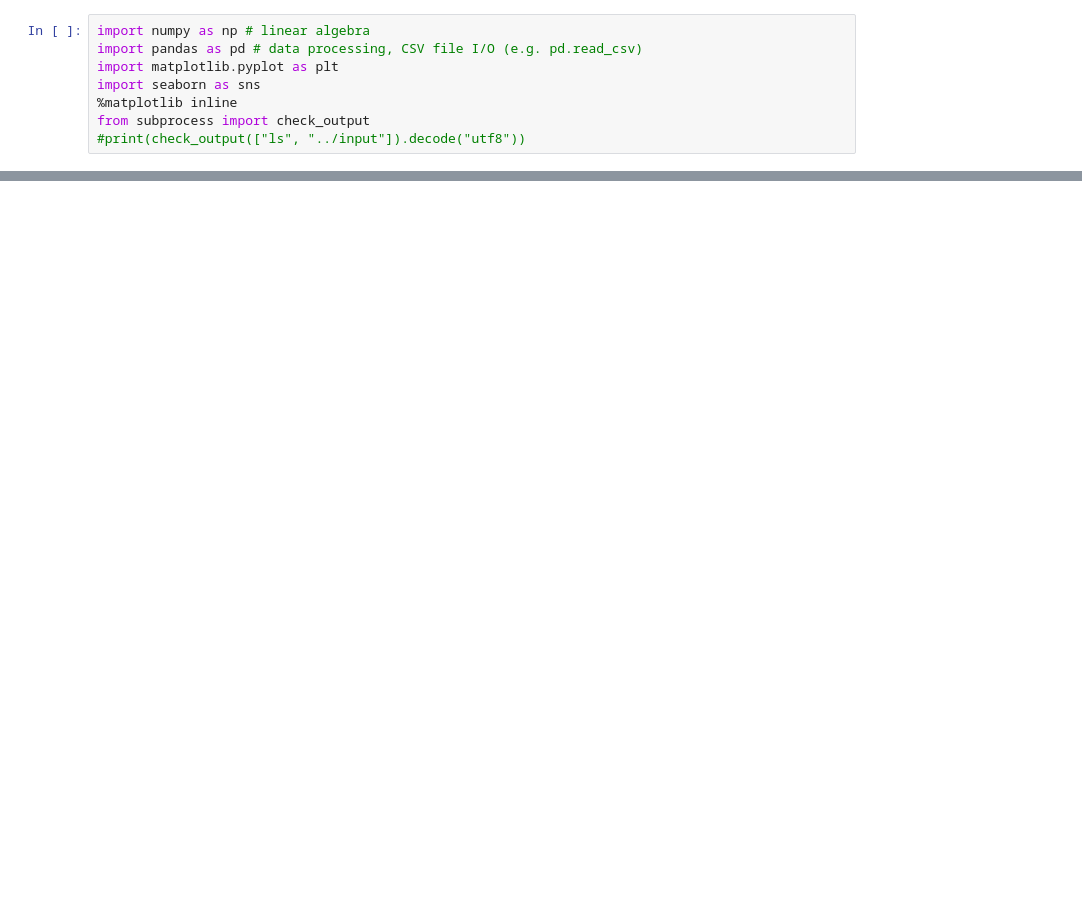
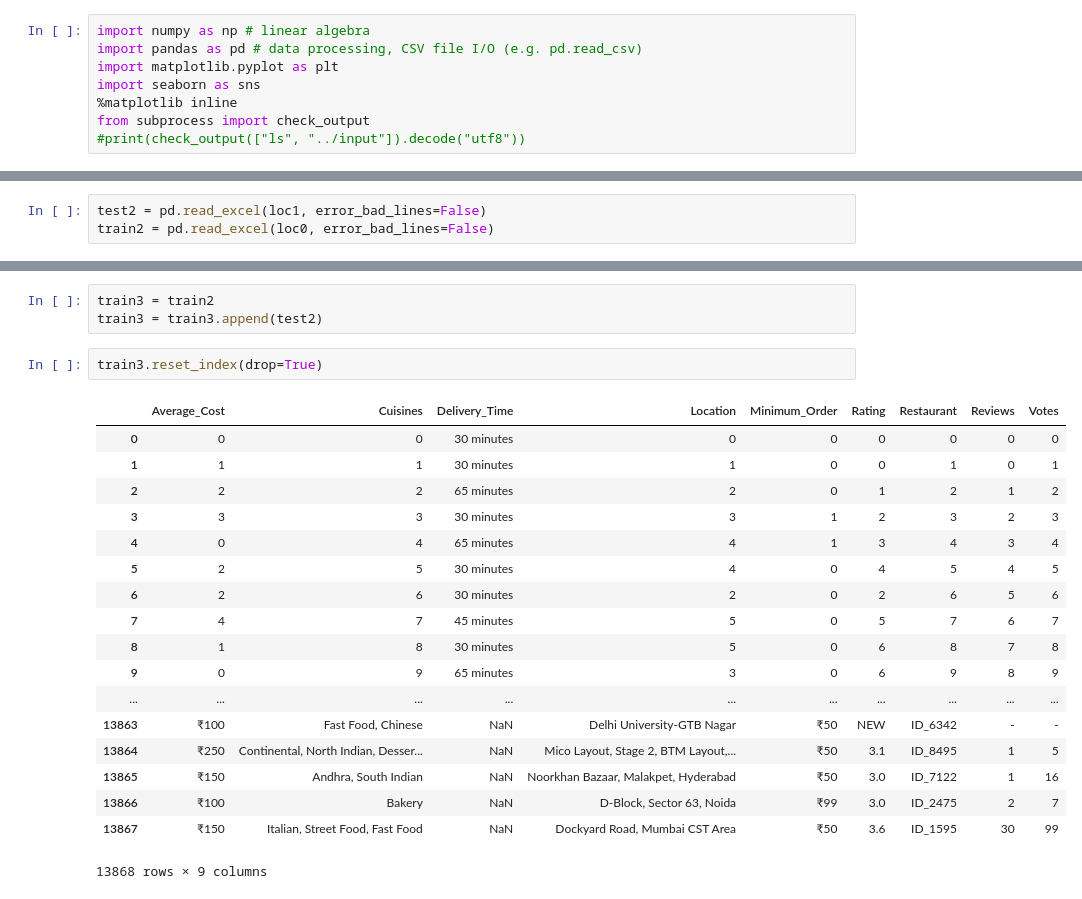
Before and after one commit to rishabh30/Predicting_Food_Delivery_Time, a Jupyter notebook: main.ipynb, the cells around one changed output, grey strips where cells are left out. Drawn from its saved outputs; the diff is of its cells as text; blank space fills up the shorter version.

```diff
--- a/main.ipynb
+++ b/main.ipynb
@@ -196,0 +34,3 @@ submit.to_csv('submit_private_test.csv',index=None)
+# %%
+test2 = pd.read_excel(loc1, error_bad_lines=False)
+train2 = pd.read_excel(loc0, error_bad_lines=False)
@@ -196,0 +508,24 @@ submit.to_csv('submit_private_test.csv',index=None)
+# %%
+train3 = train2
+train3 = train3.append(test2)
+# %%
+train3.reset_index(drop=True)
+# %% [output]
+|  | Average_Cost | Cuisines | Delivery_Time | Location | Minimum_Order | Rating | Restaurant | Reviews | Votes |
+| 0 | 0 | 0 | 30 minutes | 0 | 0 | 0 | 0 | 0 | 0 |
+| 1 | 1 | 1 | 30 minutes | 1 | 0 | 0 | 1 | 0 | 1 |
+| 2 | 2 | 2 | 65 minutes | 2 | 0 | 1 | 2 | 1 | 2 |
+| 3 | 3 | 3 | 30 minutes | 3 | 1 | 2 | 3 | 2 | 3 |
+| 4 | 0 | 4 | 65 minutes | 4 | 1 | 3 | 4 | 3 | 4 |
+| 5 | 2 | 5 | 30 minutes | 4 | 0 | 4 | 5 | 4 | 5 |
+| 6 | 2 | 6 | 30 minutes | 2 | 0 | 2 | 6 | 5 | 6 |
+| 7 | 4 | 7 | 45 minutes | 5 | 0 | 5 | 7 | 6 | 7 |
+| 8 | 1 | 8 | 30 minutes | 5 | 0 | 6 | 8 | 7 | 8 |
+| 9 | 0 | 9 | 65 minutes | 3 | 0 | 6 | 9 | 8 | 9 |
+| ... | ... | ... | ... | ... | ... | ... | ... | ... | ... |
+| 13863 | ₹100 | Fast Food, Chinese | NaN | Delhi University-GTB Nagar | ₹50 | NEW | ID_6342 | - | - |
+| 13864 | ₹250 | Continental, North Indian, Desser... | NaN | Mico Layout, Stage 2, BTM Layout,... | ₹50 | 3.1 | ID_8495 | 1 | 5 |
+| 13865 | ₹150 | Andhra, South Indian | NaN | Noorkhan Bazaar, Malakpet, Hyderabad | ₹50 | 3.0 | ID_7122 | 1 | 16 |
+| 13866 | ₹100 | Bakery | NaN | D-Block, Sector 63, Noida | ₹99 | 3.0 | ID_2475 | 2 | 7 |
+| 13867 | ₹150 | Italian, Street Food, Fast Food | NaN | Dockyard Road, Mumbai CST Area | ₹50 | 3.6 | ID_1595 | 30 | 99 |
+13868 rows × 9 columns
```
Also changed, not shown: parts of 91 cells of this notebook.
